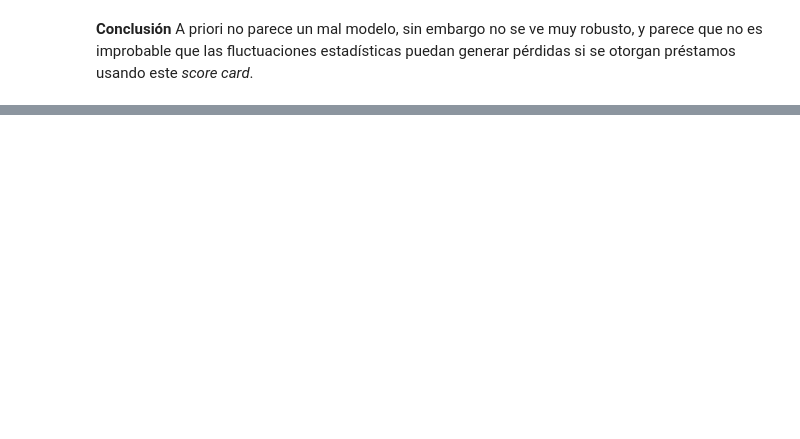
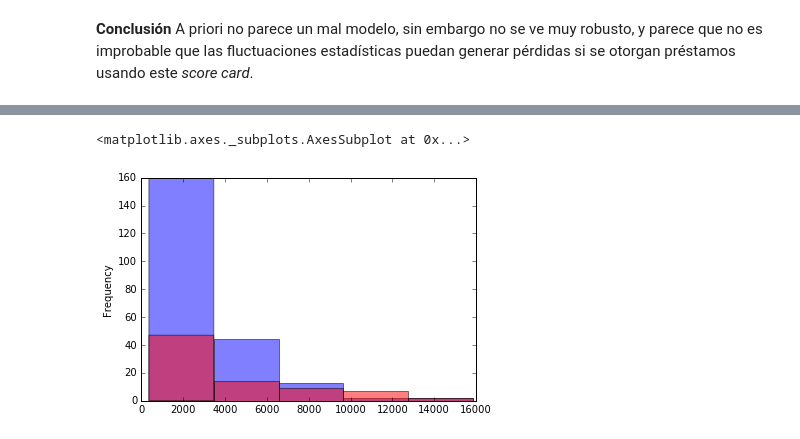
Before and after one commit to hackerschoolmty/Programa-Data-Science, a Jupyter notebook: 5.- Aprendizaje automático/5.- Sesión 1 Aprendizaje automático.ipynb, the cells around one changed output, grey strips where cells are left out. Saved outputs shown, nothing was run; the diff lists cells and outputs as text; code cells hidden in the pictures; blank space fills up the shorter version.

```diff
--- a/5.- Aprendizaje automático/5.- Sesión 1 Aprendizaje automático.ipynb
+++ b/5.- Aprendizaje automático/5.- Sesión 1 Aprendizaje automático.ipynb
@@ -456,0 +497,12 @@ Ahora sólo falta identificar cada uno de los términos involucrados en la desig
+# %%
+from numpy import arange
+amt_min = df_good['amount'].min()
+amt_max = df_good['amount'].max()
+nbins = 5.0
+binsize = 1.0 * (amt_max - amt_min) / nbins
+amt_range = arange(amt_min,amt_max+binsize,binsize)
+df_good['amount'].plot.hist(bins=amt_range,color='b',alpha=0.5,label='good')
+df_bad['amount'].plot.hist(bins=amt_range,color='r',alpha=0.5,label='bad')
+# %% [output]
+<matplotlib.axes._subplots.AxesSubplot at 0x...>
+[figure, added]
```
Also changed, not shown: parts of 10 cells of this notebook.
